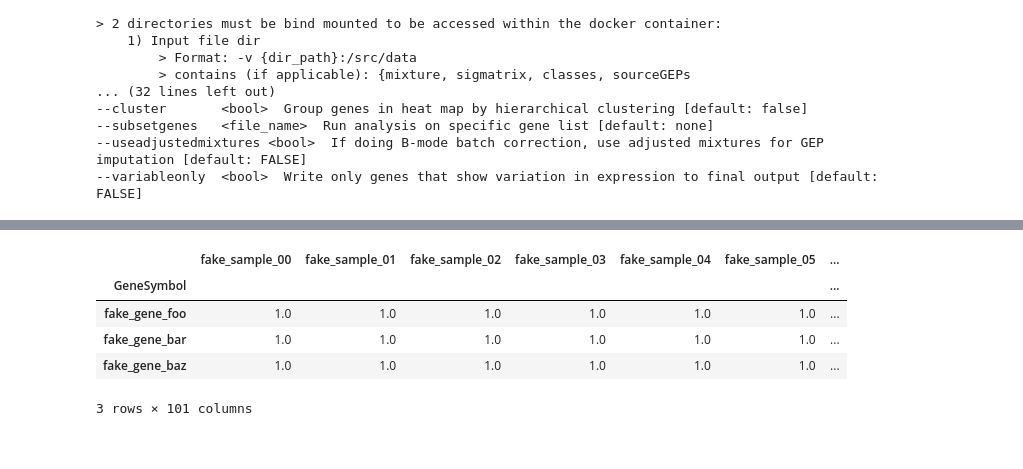
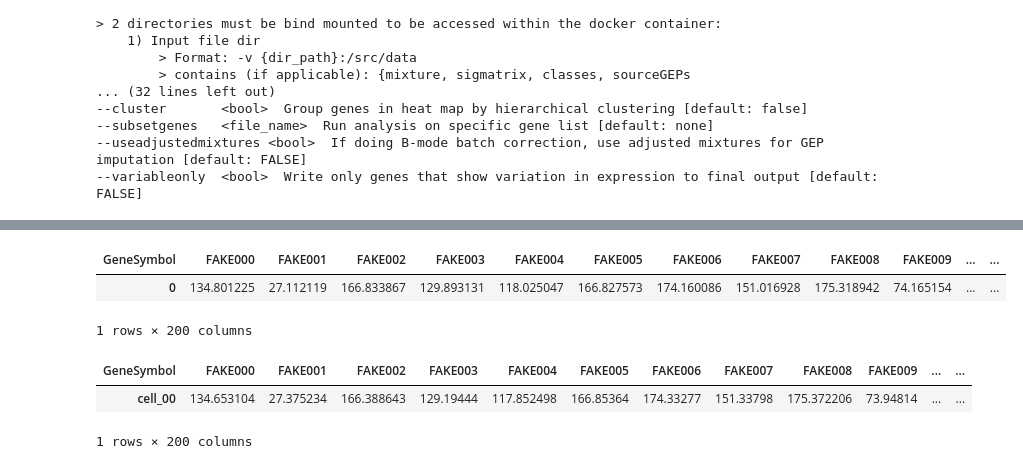
Before and after one commit to davidliu-lab/deconv, a Jupyter notebook: 5 - run expression imputation with fake data.ipynb, the cells around one changed output, grey strips where cells are left out. Saved outputs shown, nothing was run; the diff lists cells and outputs as text; code cells hidden in the pictures.

```diff
--- a/5 - run expression imputation with fake data.ipynb
+++ b/5 - run expression imputation with fake data.ipynb
@@ -198,13 +237,16 @@ rm: cannot remove '/home/jupyter/deconv/5_results/CIBERSORT*': No such file or d
 # %%
 pd.read_csv(
-    os.path.join(base_path, "CIBERSORTxHiRes_NA_fake_cell_type_00_Window8.txt"),
+    os.path.join(base_path, "CIBERSORTxHiRes_NA_cell_00_Window8.txt"),
     sep="\t",
     index_col=0
-)
+).mean(axis=1).to_frame().T
 # %% [output]
-|  | fake_sample_00 | fake_sample_01 | fake_sample_02 | fake_sample_03 | fake_sample_04 | fake_sample_05 | ... |
-| GeneSymbol |  |  |  |  |  |  | ... |
-| fake_gene_foo | 1.0 | 1.0 | 1.0 | 1.0 | 1.0 | 1.0 | ... |
-| fake_gene_bar | 1.0 | 1.0 | 1.0 | 1.0 | 1.0 | 1.0 | ... |
-| fake_gene_baz | 1.0 | 1.0 | 1.0 | 1.0 | 1.0 | 1.0 | ... |
+| GeneSymbol | FAKE000 | FAKE001 | FAKE002 | FAKE003 | FAKE004 | FAKE005 | FAKE006 | FAKE007 | FAKE008 | FAKE009 | ... | ... |
+| 0 | 134.801225 | 27.112119 | 166.833867 | 129.893131 | 118.025047 | 166.827573 | 174.160086 | 151.016928 | 175.318942 | 74.165154 | ... | ... |
-3 rows × 101 columns
+1 rows × 200 columns
+# %%
+cell_type_geps["cell_00"].to_frame().T
+# %% [output]
+| GeneSymbol | FAKE000 | FAKE001 | FAKE002 | FAKE003 | FAKE004 | FAKE005 | FAKE006 | FAKE007 | FAKE008 | FAKE009 | ... | ... |
+| cell_00 | 134.653104 | 27.375234 | 166.388643 | 129.19444 | 117.852498 | 166.85364 | 174.33277 | 151.33798 | 175.372206 | 73.94814 | ... | ... |
+1 rows × 200 columns
```
Also changed, not shown: parts of 17 cells of this notebook.
